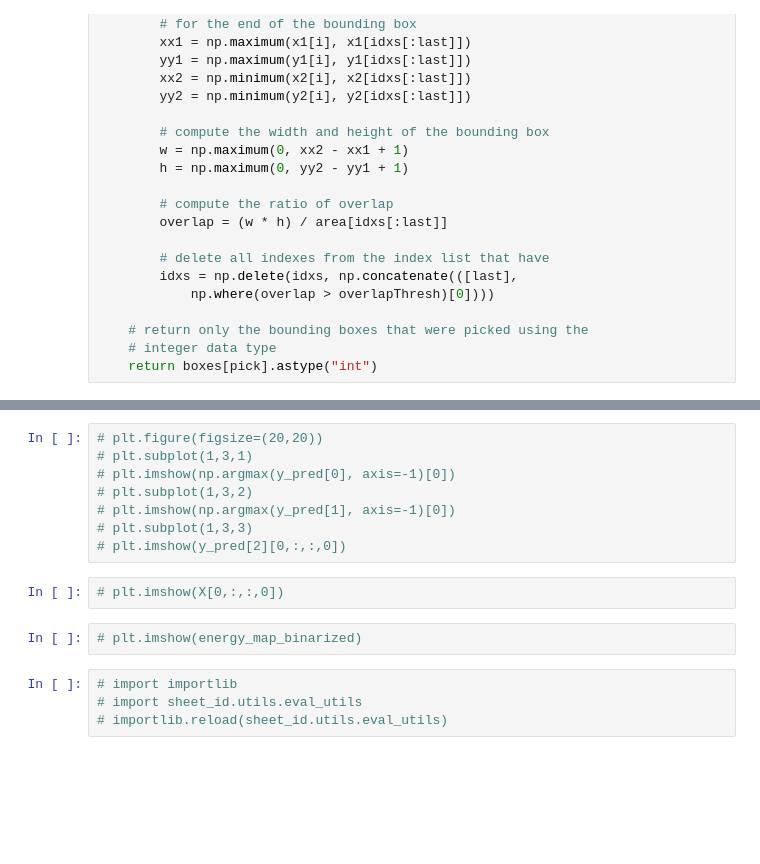
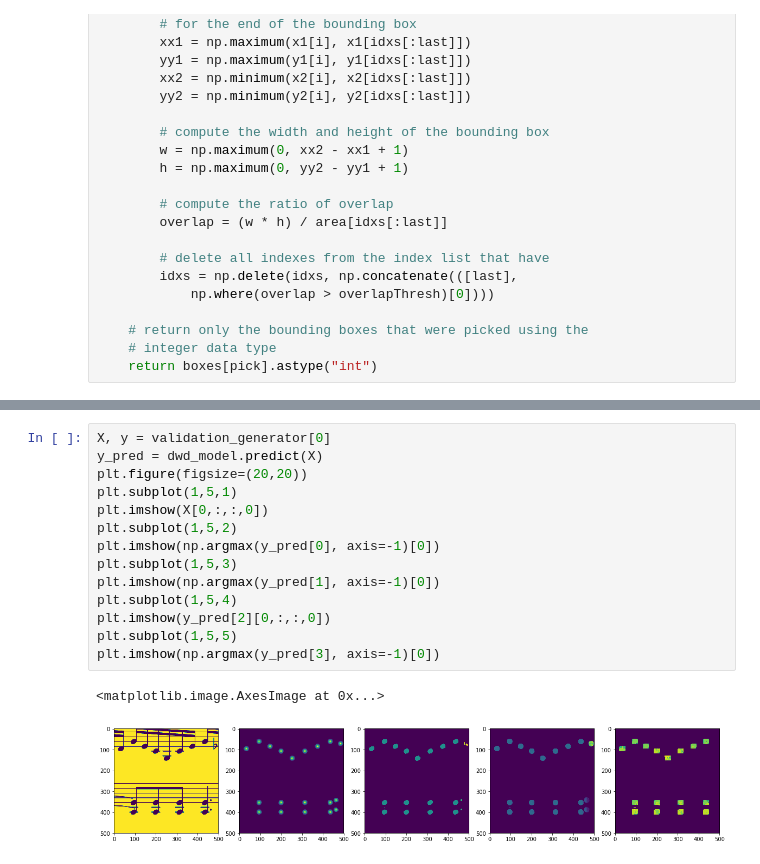
Before and after one commit to mjenrungrot/NoteheadDetectorFCN, a Jupyter notebook: sheet_id/notebooks/train.ipynb, the cells around one changed output, grey strips where cells are left out. Saved outputs shown, nothing was run; the diff lists cells and outputs as text; blank space fills up the shorter version.

```diff
--- a/sheet_id/notebooks/train.ipynb
+++ b/sheet_id/notebooks/train.ipynb
@@ -325,16 +312,17 @@ mAP =  0.41149956211824845
 # %%
-# plt.figure(figsize=(20,20))
-# plt.subplot(1,3,1)
-# plt.imshow(np.argmax(y_pred[0], axis=-1)[0])
-# plt.subplot(1,3,2)
-# plt.imshow(np.argmax(y_pred[1], axis=-1)[0])
-# plt.subplot(1,3,3)
-# plt.imshow(y_pred[2][0,:,:,0])
+X, y = validation_generator[0]
+y_pred = dwd_model.predict(X)
+plt.figure(figsize=(20,20))
+plt.subplot(1,5,1)
+plt.imshow(X[0,:,:,0])
+plt.subplot(1,5,2)
+plt.imshow(np.argmax(y_pred[0], axis=-1)[0])
+plt.subplot(1,5,3)
+plt.imshow(np.argmax(y_pred[1], axis=-1)[0])
+plt.subplot(1,5,4)
+plt.imshow(y_pred[2][0,:,:,0])
+plt.subplot(1,5,5)
+plt.imshow(np.argmax(y_pred[3], axis=-1)[0])
+# %% [output]
+<matplotlib.image.AxesImage at 0x...>
+[figure, added]
-# %%
-# plt.imshow(X[0,:,:,0])
-# %%
-# plt.imshow(energy_map_binarized)
-# %%
-# import importlib
-# import sheet_id.utils.eval_utils
-# importlib.reload(sheet_id.utils.eval_utils)
```
Also changed, not shown: parts of 29 cells of this notebook, 6 other files.
